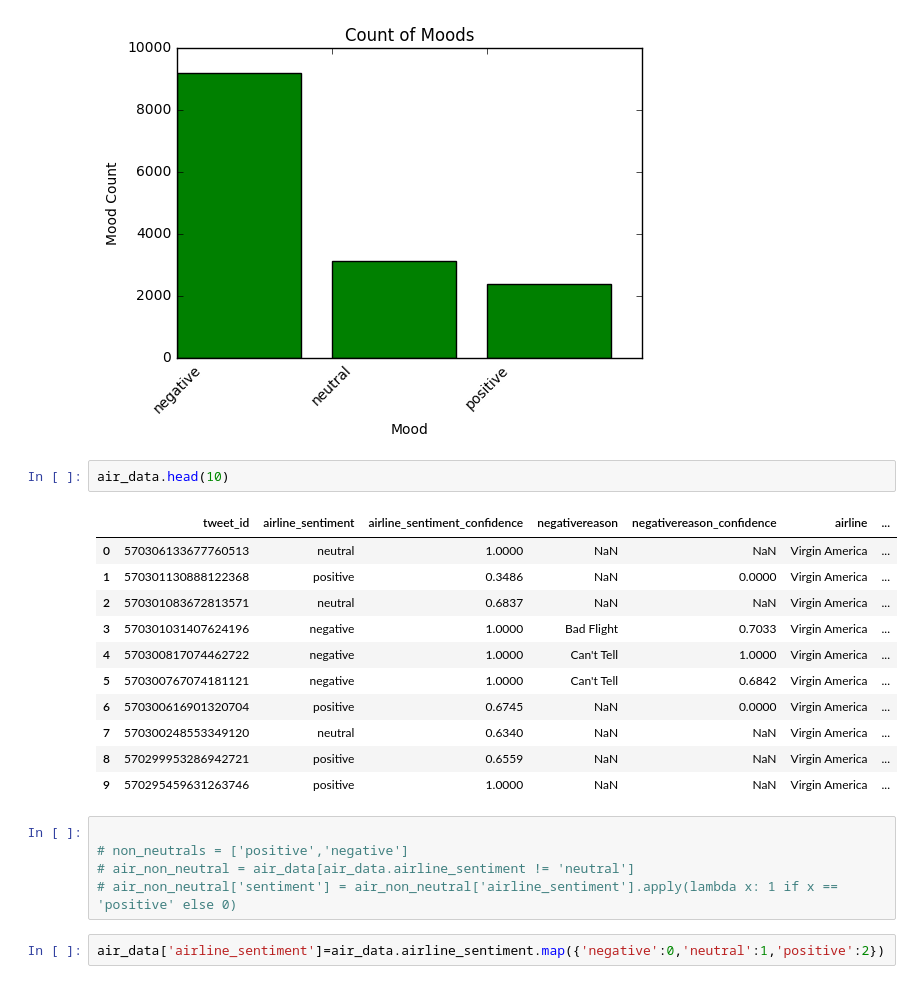
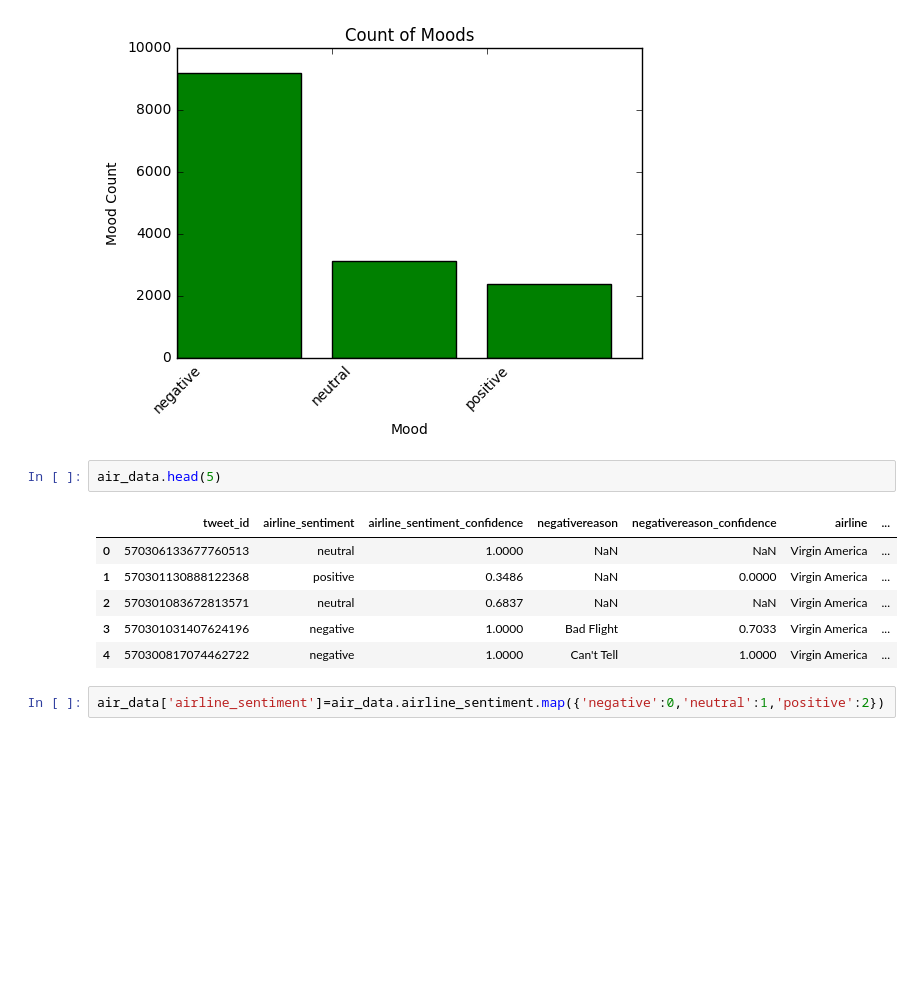
Before and after one commit to roshnivp/Twitter_Sentiment_Analysis, a Jupyter notebook: AirlineSentiment.ipynb, the cells around one changed output. Saved outputs shown, nothing was run; the diff lists cells and outputs as text; blank space fills up the shorter version.

```diff
--- a/AirlineSentiment.ipynb
+++ b/AirlineSentiment.ipynb
@@ -92,24 +93,14 @@ plt.title('Count of Moods')
 <matplotlib.text.Text at 0x...>
 [figure]
 # %%
-air_data.head(10)
+air_data.head(5)
 # %% [output]
 |  | tweet_id | airline_sentiment | airline_sentiment_confidence | negativereason | negativereason_confidence | airline | ... |
 | 0 | 570306133677760513 | neutral | 1.0000 | NaN | NaN | Virgin America | ... |
 | 1 | 570301130888122368 | positive | 0.3486 | NaN | 0.0000 | Virgin America | ... |
 | 2 | 570301083672813571 | neutral | 0.6837 | NaN | NaN | Virgin America | ... |
 | 3 | 570301031407624196 | negative | 1.0000 | Bad Flight | 0.7033 | Virgin America | ... |
 | 4 | 570300817074462722 | negative | 1.0000 | Can't Tell | 1.0000 | Virgin America | ... |
-| 5 | 570300767074181121 | negative | 1.0000 | Can't Tell | 0.6842 | Virgin America | ... |
-| 6 | 570300616901320704 | positive | 0.6745 | NaN | 0.0000 | Virgin America | ... |
-| 7 | 570300248553349120 | neutral | 0.6340 | NaN | NaN | Virgin America | ... |
-| 8 | 570299953286942721 | positive | 0.6559 | NaN | NaN | Virgin America | ... |
-| 9 | 570295459631263746 | positive | 1.0000 | NaN | NaN | Virgin America | ... |
-# %%
-
-# non_neutrals = ['positive','negative']
-# air_non_neutral = air_data[air_data.airline_sentiment != 'neutral']
-# air_non_neutral['sentiment'] = air_non_neutral['airline_sentiment'].apply(lambda x: 1 if x == 'positive' else 0)
 # %%
 air_data['airline_sentiment']=air_data.airline_sentiment.map({'negative':0,'neutral':1,'positive':2})
 # %%
```
Also changed, not shown: parts of 43 cells of this notebook.
